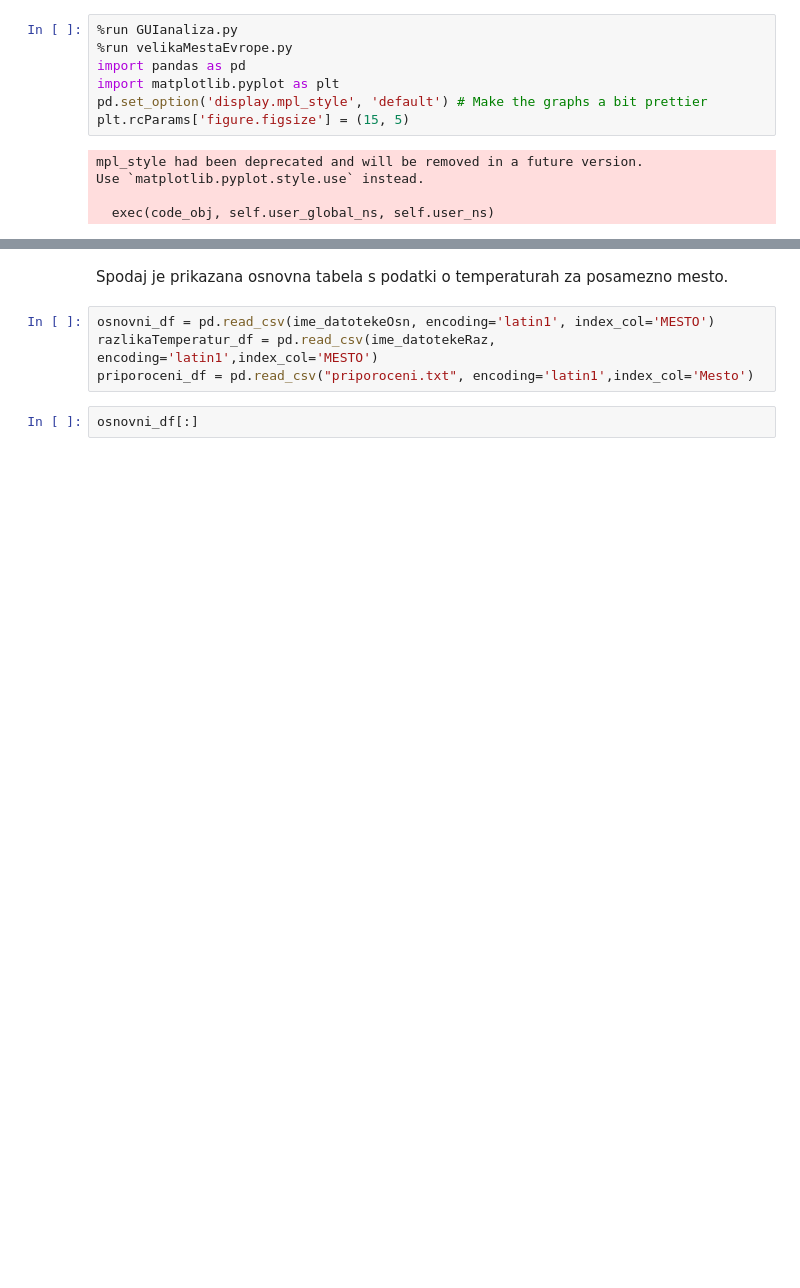
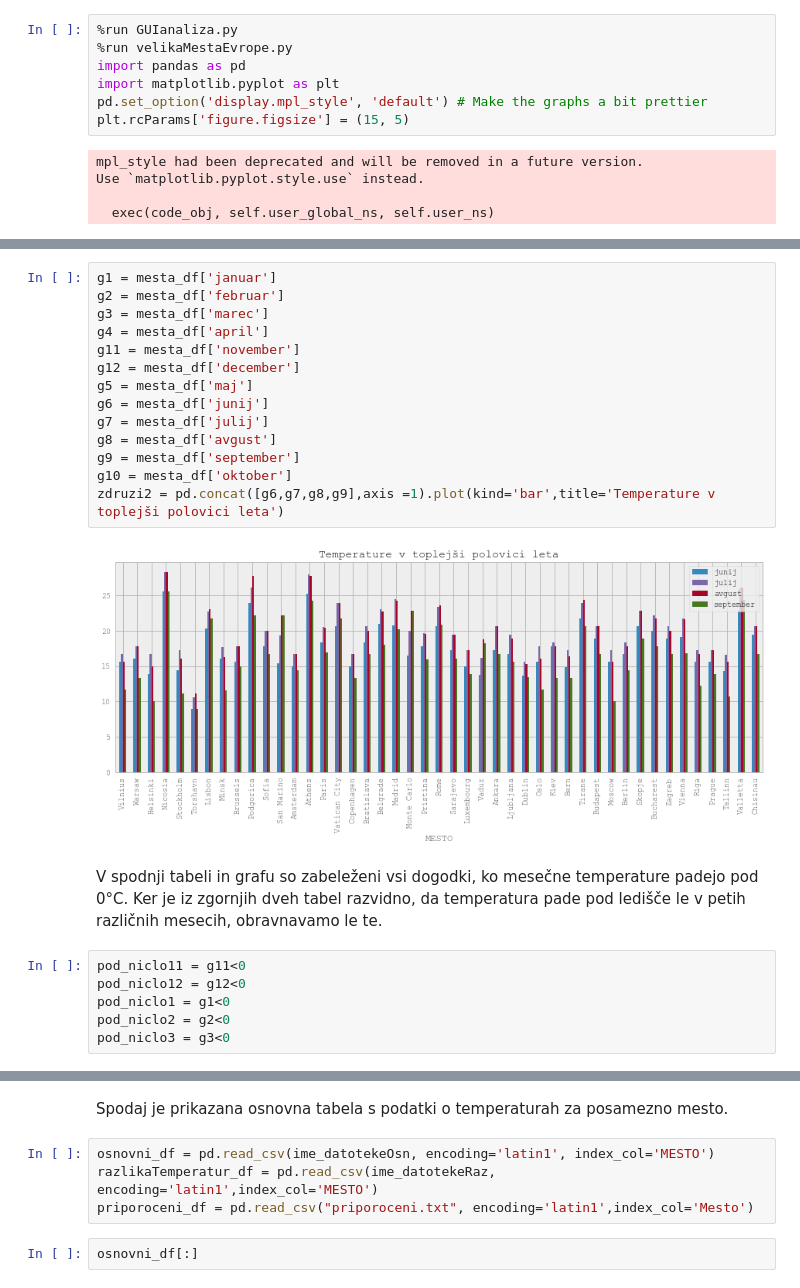
Before and after one commit to anagolob3141/Programiranje-1-Analiza-podatkov, a Jupyter notebook: analiza.ipynb, the cells around one changed output, grey strips where cells are left out. Saved outputs shown, nothing was run; the diff lists cells and outputs as text; blank space fills up the shorter version.

```diff
--- a/analiza.ipynb
+++ b/analiza.ipynb
@@ -20,0 +42,24 @@ http://www.weatherbase.com/weather/country.php3?r=EUR&regionname=Europe:
+# %%
+g1 = mesta_df['januar']
+g2 = mesta_df['februar']
+g3 = mesta_df['marec']
+g4 = mesta_df['april']
+g11 = mesta_df['november']
+g12 = mesta_df['december']
+g5 = mesta_df['maj']
+g6 = mesta_df['junij']
+g7 = mesta_df['julij']
+g8 = mesta_df['avgust']
+g9 = mesta_df['september']
+g10 = mesta_df['oktober']
+zdruzi2 = pd.concat([g6,g7,g8,g9],axis =1).plot(kind='bar',title='Temperature v toplejši polovici leta')
+# %% [output]
+[figure, added]
+# %% [markdown]
+V spodnji tabeli in grafu so zabeleženi vsi dogodki, ko mesečne temperature padejo pod 0°C. Ker je iz zgornjih dveh tabel razvidno, da temperatura pade pod ledišče le v petih različnih mesecih, obravnavamo le te.
+# %%
+pod_niclo11 = g11<0
+pod_niclo12 = g12<0
+pod_niclo1 = g1<0
+pod_niclo2 = g2<0
+pod_niclo3 = g3<0
```
Also changed, not shown: parts of 31 cells of this notebook, 3 other files.
